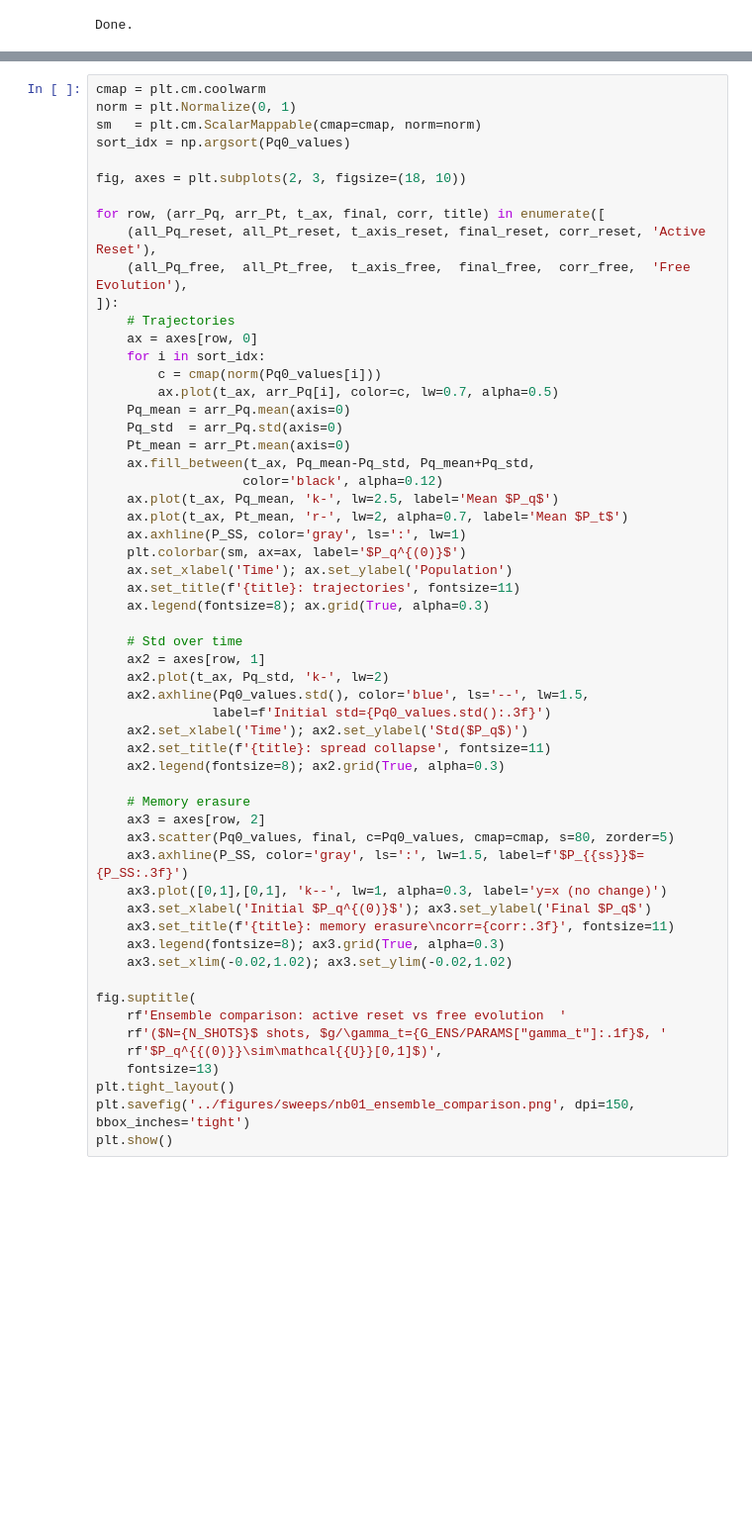
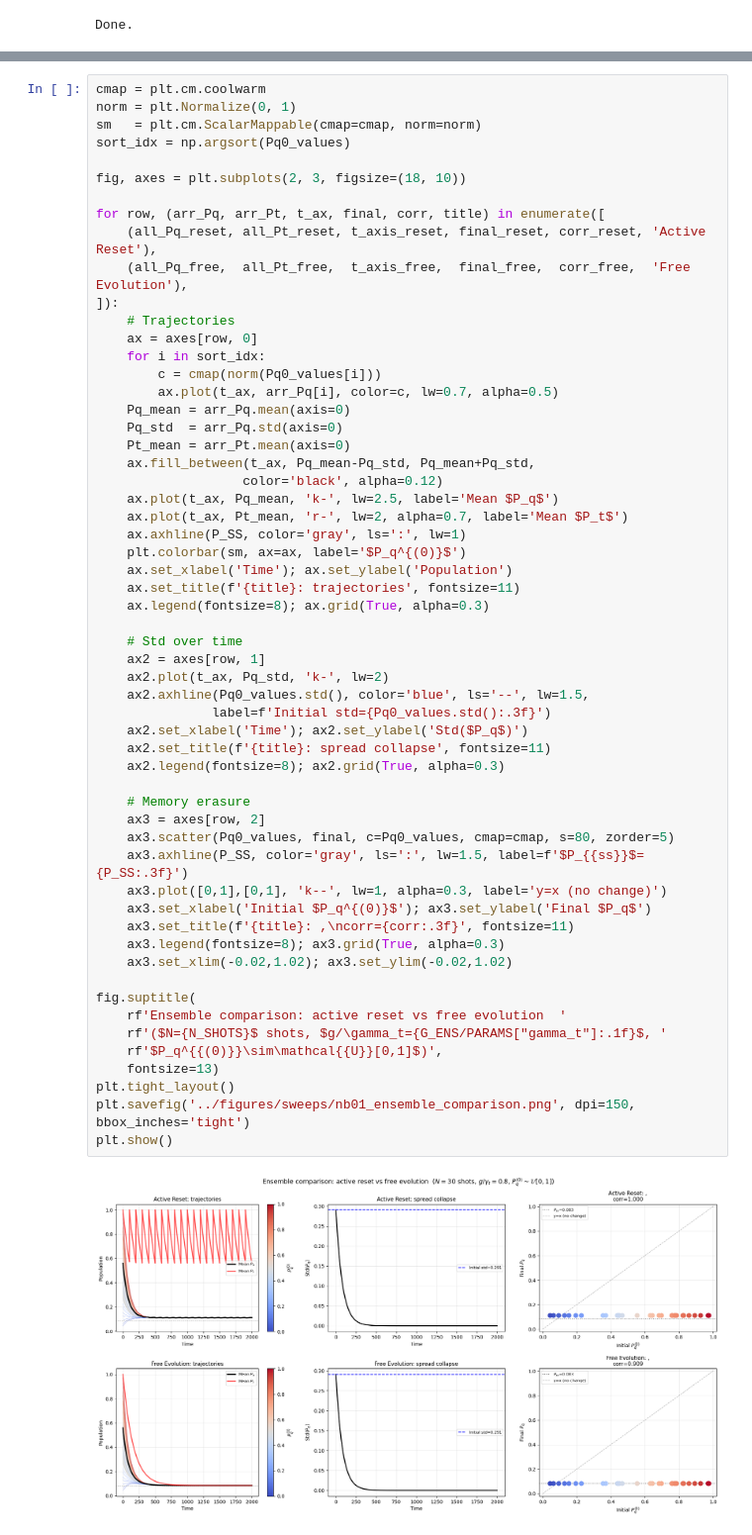
Before and after one commit to eroglu-ege/TLS-QEC, a Jupyter notebook: notebooks/01_active_reset.ipynb, the cells around one changed output, grey strips where cells are left out. Shown at 99% size. Saved outputs shown, nothing was run; the diff lists cells and outputs as text; blank space fills up the shorter version.

```diff
--- a/notebooks/01_active_reset.ipynb
+++ b/notebooks/01_active_reset.ipynb
@@ -312,31 +308,33 @@ for row, (arr_Pq, arr_Pt, t_ax, final, corr, title) in enumerate([
     ax.set_xlabel('Time'); ax.set_ylabel('Population')
     ax.set_title(f'{title}: trajectories', fontsize=11)
     ax.legend(fontsize=8); ax.grid(True, alpha=0.3)
 
     # Std over time
     ax2 = axes[row, 1]
     ax2.plot(t_ax, Pq_std, 'k-', lw=2)
     ax2.axhline(Pq0_values.std(), color='blue', ls='--', lw=1.5,
                label=f'Initial std={Pq0_values.std():.3f}')
     ax2.set_xlabel('Time'); ax2.set_ylabel('Std($P_q$)')
     ax2.set_title(f'{title}: spread collapse', fontsize=11)
     ax2.legend(fontsize=8); ax2.grid(True, alpha=0.3)
 
     # Memory erasure
     ax3 = axes[row, 2]
     ax3.scatter(Pq0_values, final, c=Pq0_values, cmap=cmap, s=80, zorder=5)
     ax3.axhline(P_SS, color='gray', ls=':', lw=1.5, label=f'$P_{{ss}}$={P_SS:.3f}')
     ax3.plot([0,1],[0,1], 'k--', lw=1, alpha=0.3, label='y=x (no change)')
     ax3.set_xlabel('Initial $P_q^{(0)}$'); ax3.set_ylabel('Final $P_q$')
-    ax3.set_title(f'{title}: memory erasure\ncorr={corr:.3f}', fontsize=11)
+    ax3.set_title(f'{title}: ,\ncorr={corr:.3f}', fontsize=11)
     ax3.legend(fontsize=8); ax3.grid(True, alpha=0.3)
     ax3.set_xlim(-0.02,1.02); ax3.set_ylim(-0.02,1.02)
 
 fig.suptitle(
     rf'Ensemble comparison: active reset vs free evolution  '
     rf'($N={N_SHOTS}$ shots, $g/\gamma_t={G_ENS/PARAMS["gamma_t"]:.1f}$, '
     rf'$P_q^{{(0)}}\sim\mathcal{{U}}[0,1]$)',
     fontsize=13)
 plt.tight_layout()
 plt.savefig('../figures/sweeps/nb01_ensemble_comparison.png', dpi=150, bbox_inches='tight')
 plt.show()
+# %% [output]
+[figure, added]
```
Also changed, not shown: parts of 9 cells of this notebook, 2 other files.
